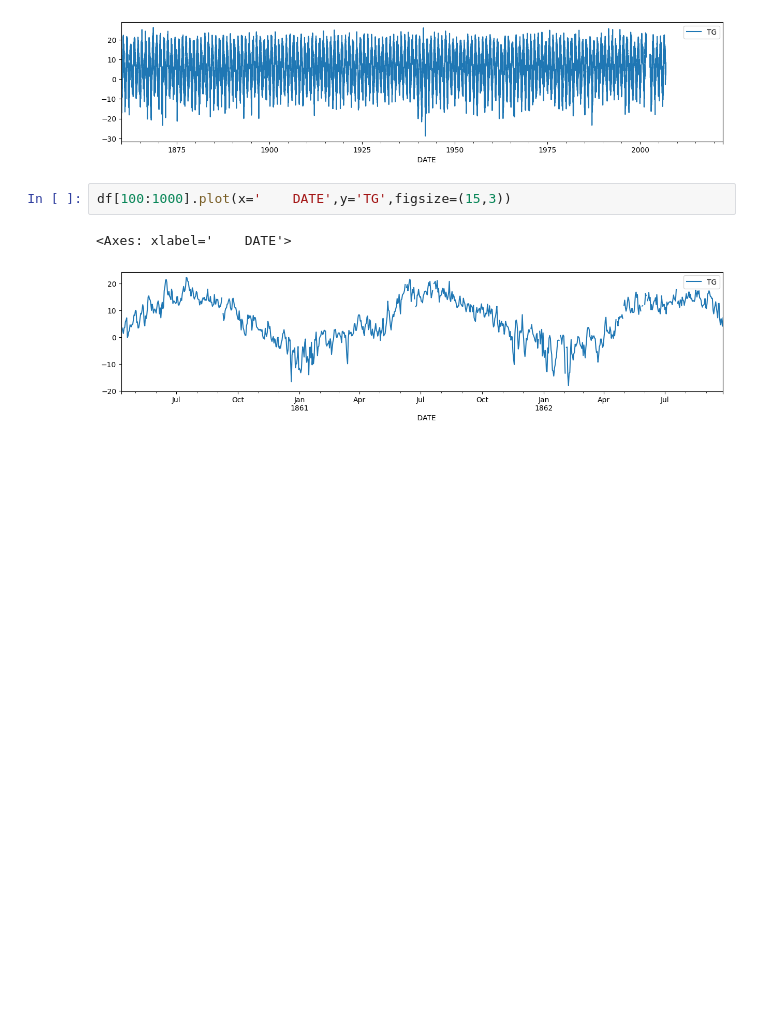
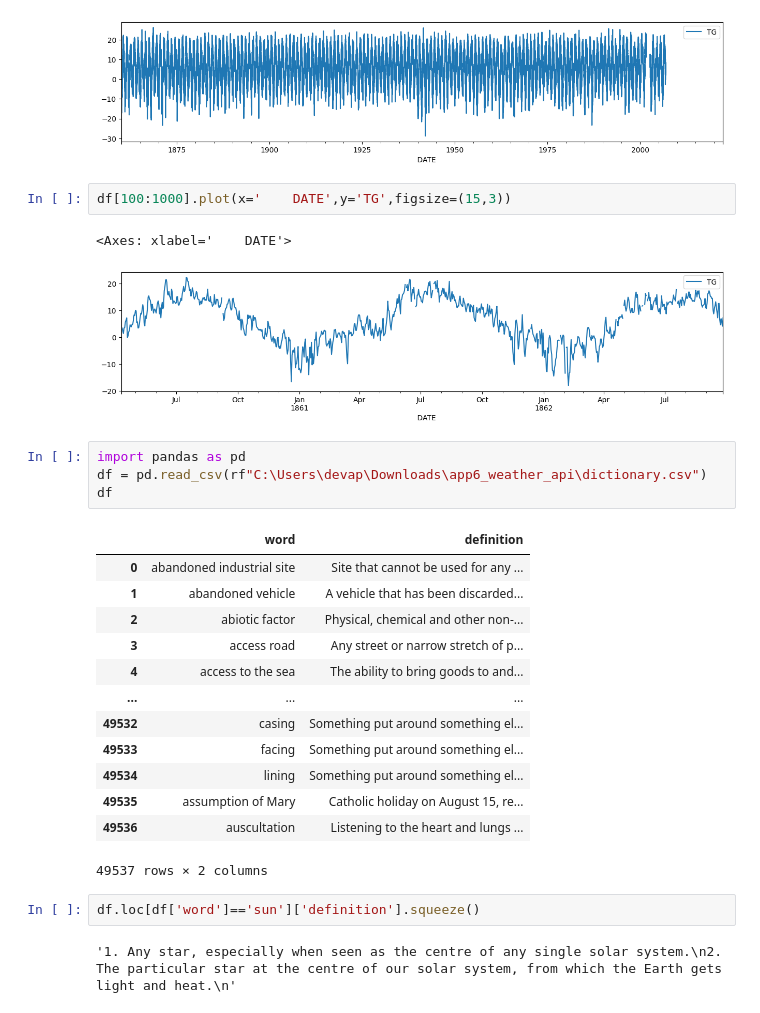
Before and after one commit to hariharandevarajs/App_6_Weather_API, a Jupyter notebook: Jupyter/First.ipynb, the cells around one changed output. Drawn from its saved outputs; the diff is of its cells as text; blank space fills up the shorter version.

```diff
--- a/Jupyter/First.ipynb
+++ b/Jupyter/First.ipynb
@@ -322,3 +324,25 @@ df[100:1000].plot(x='    DATE',y='TG',figsize=(15,3))
 # %% [output]
 <Axes: xlabel='    DATE'>
 [figure]
+# %%
+import pandas as pd
+df = pd.read_csv(rf"C:\Users\devap\Downloads\app6_weather_api\dictionary.csv")
+df
+# %% [output]
+|  | word | definition |
+| 0 | abandoned industrial site | Site that cannot be used for any ... |
+| 1 | abandoned vehicle | A vehicle that has been discarded... |
+| 2 | abiotic factor | Physical, chemical and other non-... |
+| 3 | access road | Any street or narrow stretch of p... |
+| 4 | access to the sea | The ability to bring goods to and... |
+| ... | ... | ... |
+| 49532 | casing | Something put around something el... |
+| 49533 | facing | Something put around something el... |
+| 49534 | lining | Something put around something el... |
+| 49535 | assumption of Mary | Catholic holiday on August 15, re... |
+| 49536 | auscultation | Listening to the heart and lungs ... |
+49537 rows × 2 columns
+# %%
+df.loc[df['word']=='sun']['definition'].squeeze()
+# %% [output]
+'1. Any star, especially when seen as the centre of any single solar system.\n2. The particular star at the centre of our solar system, from which the Earth gets light and heat.\n'
```
Also changed, not shown: parts of 1 cell of this notebook, 3 other files.
